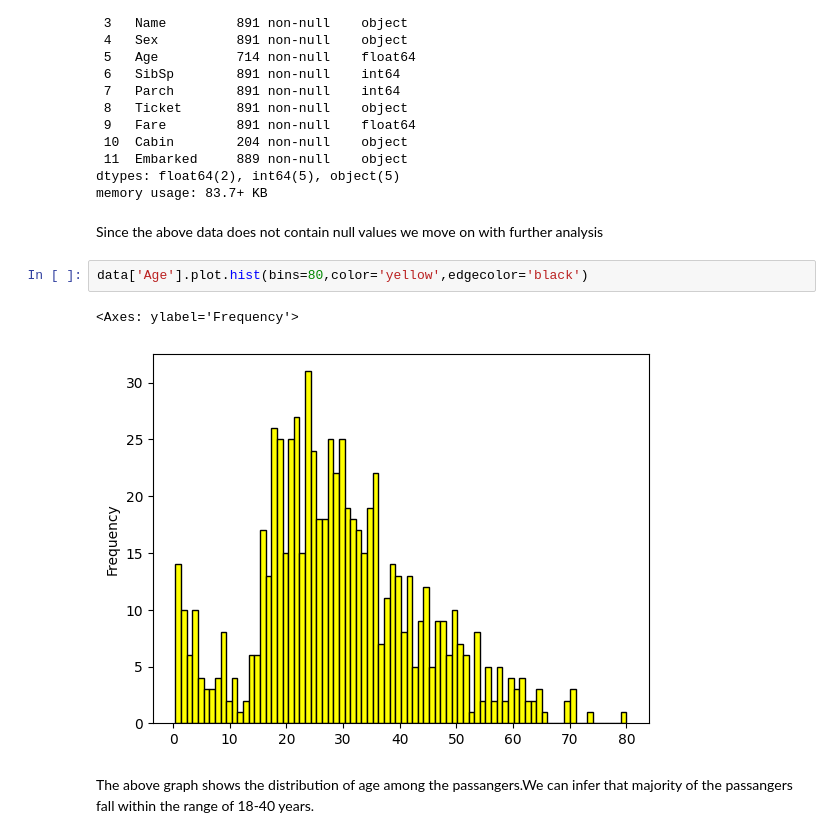
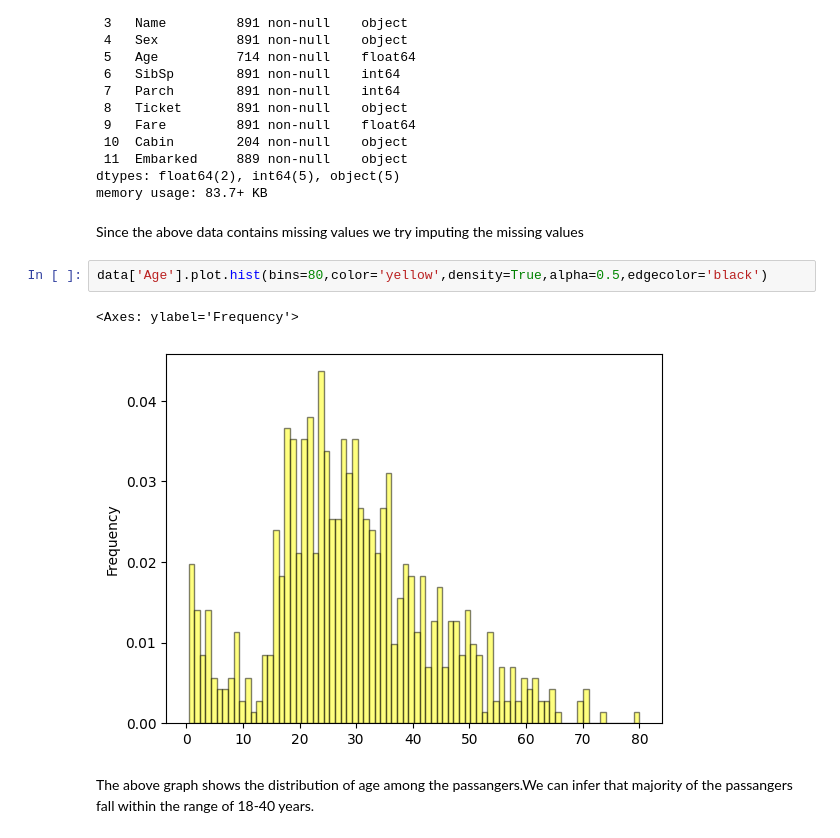
Before and after one commit to anipatki/Prodigy-Infotech, a Jupyter notebook: Prodigy_Task1.ipynb, the cells around one changed output. Drawn from its saved outputs; the diff is of its cells as text.

```diff
--- a/Prodigy_Task1.ipynb
+++ b/Prodigy_Task1.ipynb
@@ -50,13 +50,13 @@ Data columns (total 12 columns):
  11  Embarked     889 non-null    object
 dtypes: float64(2), int64(5), object(5)
 memory usage: 83.7+ KB
-# %% [markdown]
-Since the above data does not contain null values we move on with further analysis
+# %% [markdown]
+Since the above data contains missing values we try imputing the missing values
 # %%
-data['Age'].plot.hist(bins=80,color='yellow',edgecolor='black')
+data['Age'].plot.hist(bins=80,color='yellow',density=True,alpha=0.5,edgecolor='black')
 # %% [output]
 <Axes: ylabel='Frequency'>
-[figure, old version]
+[figure, new version]
 # %% [markdown]
 The above graph shows the distribution of age among the passangers.We can infer that majority of the passangers fall within the range of 18-40 years.
 # %%
```
Also changed, not shown: parts of 4 cells of this notebook.
